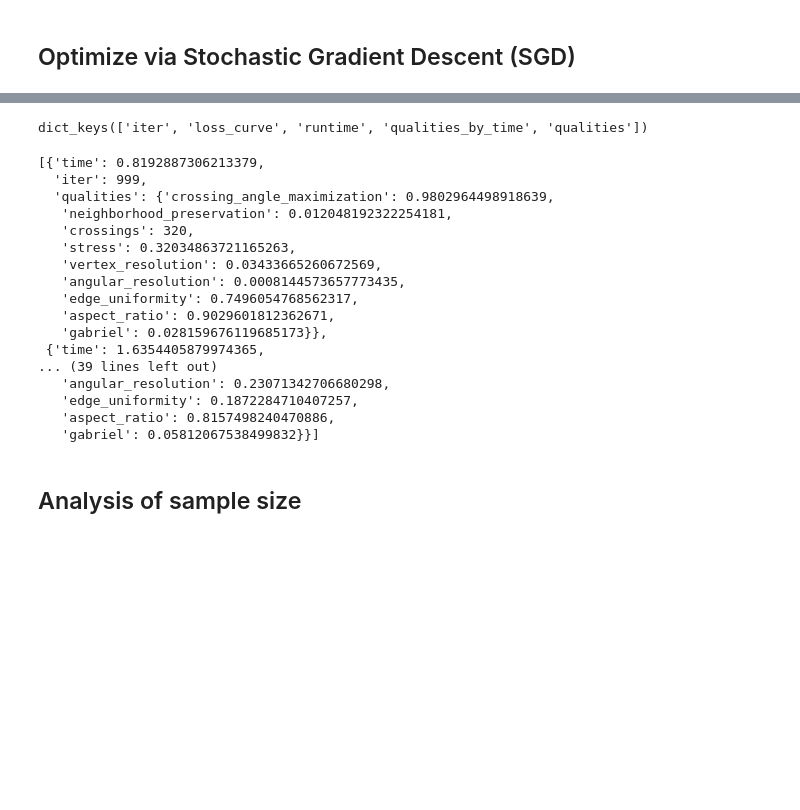
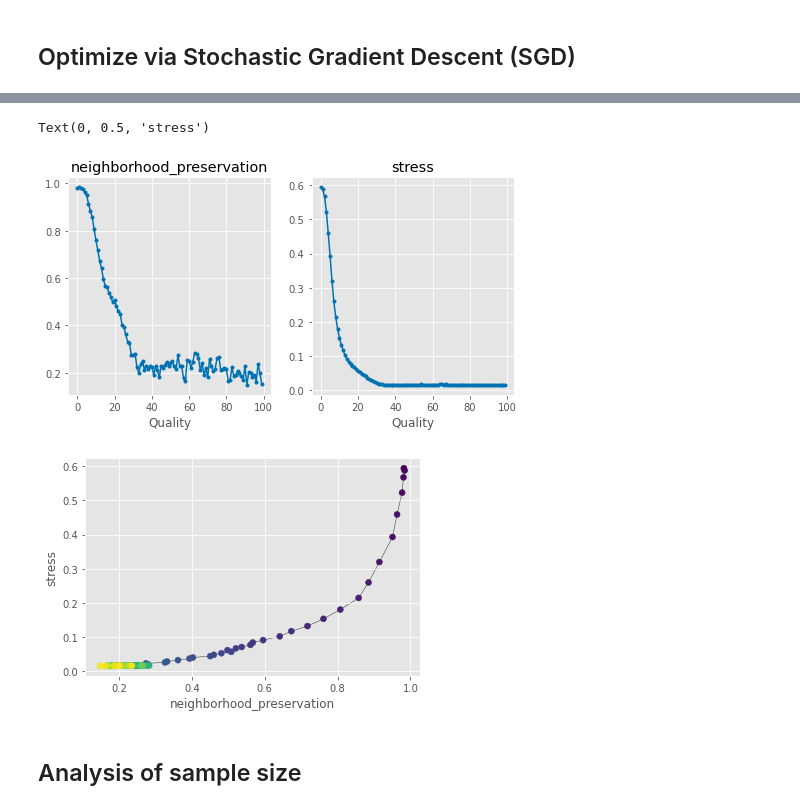
Before and after one commit to tiga1231/graph-drawing, a Jupyter notebook: dev.ipynb, the cells around one changed output, grey strips where cells are left out. Saved outputs shown, nothing was run; the diff lists cells and outputs as text; code cells hidden in the pictures; blank space fills up the shorter version.

```diff
--- a/dev.ipynb
+++ b/dev.ipynb
@@ -184,24 +161,27 @@ Wall time: 6.5 s
-# %%
-print(result.keys())
-# %% [output]
-dict_keys(['iter', 'loss_curve', 'runtime', 'qualities_by_time', 'qualities'])
-# %%
-result['qualities_by_time']
-# %% [output]
-[{'time': 0.8192887306213379,
-  'iter': 999,
-  'qualities': {'crossing_angle_maximization': 0.9802964498918639,
-   'neighborhood_preservation': 0.012048192322254181,
-   'crossings': 320,
-   'stress': 0.32034863721165263,
-   'vertex_resolution': 0.03433665260672569,
-   'angular_resolution': 0.0008144573657773435,
-   'edge_uniformity': 0.7496054768562317,
-   'aspect_ratio': 0.9029601812362671,
-   'gabriel': 0.028159676119685173}},
- {'time': 1.6354405879974365,
-... (39 lines left out)
-   'angular_resolution': 0.23071342706680298,
-   'edge_uniformity': 0.1872284710407257,
-   'aspect_ratio': 0.8157498240470886,
-   'gabriel': 0.05812067538499832}}]
+# %%
+quality_curve_x = [r['qualities'][qx] for r in result['qualities_by_time']]
+quality_curve_y = [r['qualities'][qy] for r in result['qualities_by_time']]
+
+
+plt.figure(figsize=[8,4])
+plt.subplot(121)
+plt.plot(quality_curve_x, '.-')
+plt.title(qx)
+plt.xlabel('Iteration')
+plt.xlabel('Quality')
+
+plt.subplot(122)
+plt.plot(quality_curve_y, '.-')
+plt.title(qy)
+plt.xlabel('Iteration')
+plt.xlabel('Quality')
+
+plt.figure()
+plt.plot(quality_curve_x, quality_curve_y, lw=0.5, c='#333333', zorder=-1)
+plt.scatter(quality_curve_x, quality_curve_y, c=np.arange(len(quality_curve_x)))
+plt.xlabel(qx)
+plt.ylabel(qy)
+# %% [output]
+Text(0, 0.5, 'stress')
+[figure, added]
+[figure, added]
```
Also changed, not shown: parts of 4 cells of this notebook, 3 other files.
